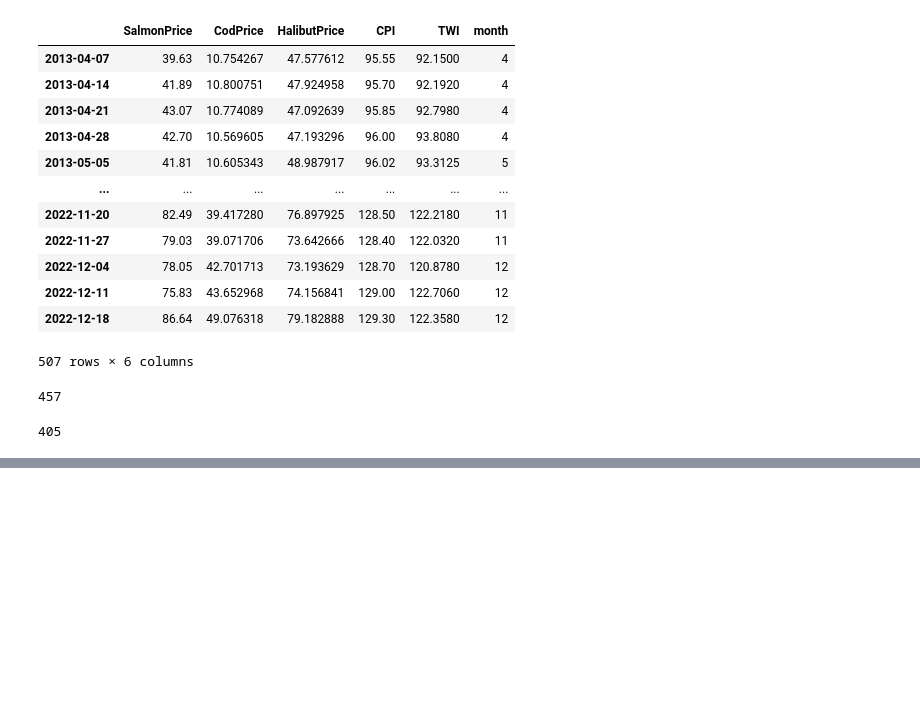
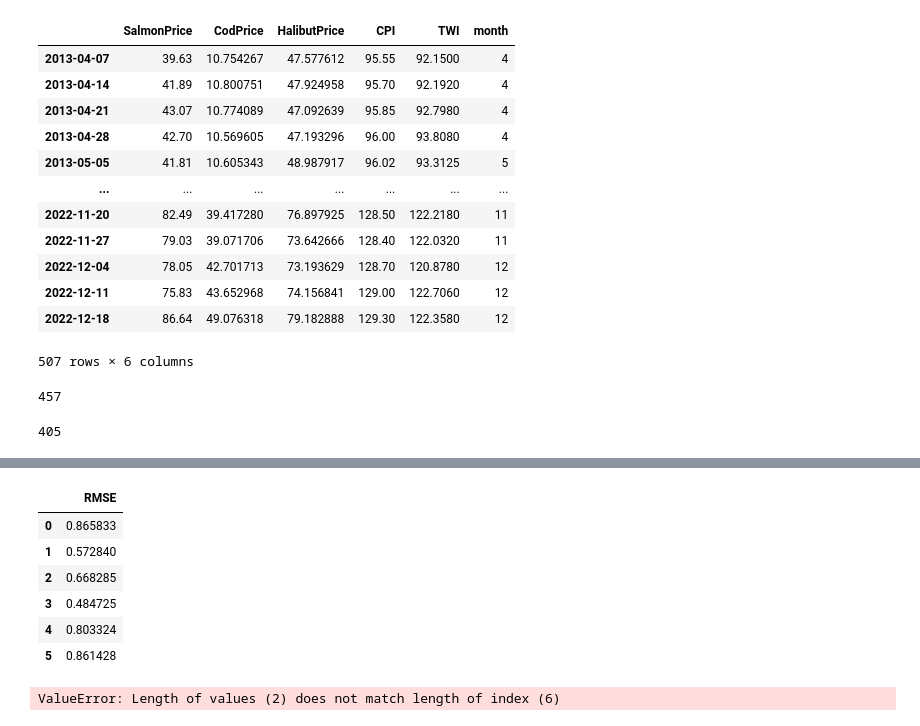
Before and after one commit to BachelorLaks/bachelor2023, a Jupyter notebook: data/Tensorflow.ipynb, the cells around one changed output, grey strips where cells are left out. Saved outputs shown, nothing was run; the diff lists cells and outputs as text; code cells hidden in the pictures; blank space fills up the shorter version.

```diff
--- a/data/Tensorflow.ipynb
+++ b/data/Tensorflow.ipynb
@@ -159,0 +410,27 @@ Test RMSE: 0.386
+# %%
+# Create dataframe with RMSE values when length of values does not match length of index
+rmse_df = pd.DataFrame(rmse_list, columns = ['RMSE'])
+# %%
+rmse_df
+# %% [output]
+|  | RMSE |
+| 0 | 0.865833 |
+| 1 | 0.572840 |
+| 2 | 0.668285 |
+| 3 | 0.484725 |
+| 4 | 0.803324 |
+| 5 | 0.861428 |
+# %%
+# Create dataframe with RMSE values
+rmse_df = pd.DataFrame(rmse_list, columns = ['RMSE'])
+rmse_df['Batch Size'] = batch_size
+rmse_df['Epochs'] = epochs
+
+# Plot RMSE values
+plt.plot(rmse_df['RMSE'], label='RMSE')
+plt.legend()
+
+# Find the best model_name
+rmse_df[rmse_df['RMSE'] == rmse_df['RMSE'].min()]
+# %% [output]
+ValueError: Length of values (2) does not match length of index (6)
```
Also changed, not shown: parts of 16 cells of this notebook.
